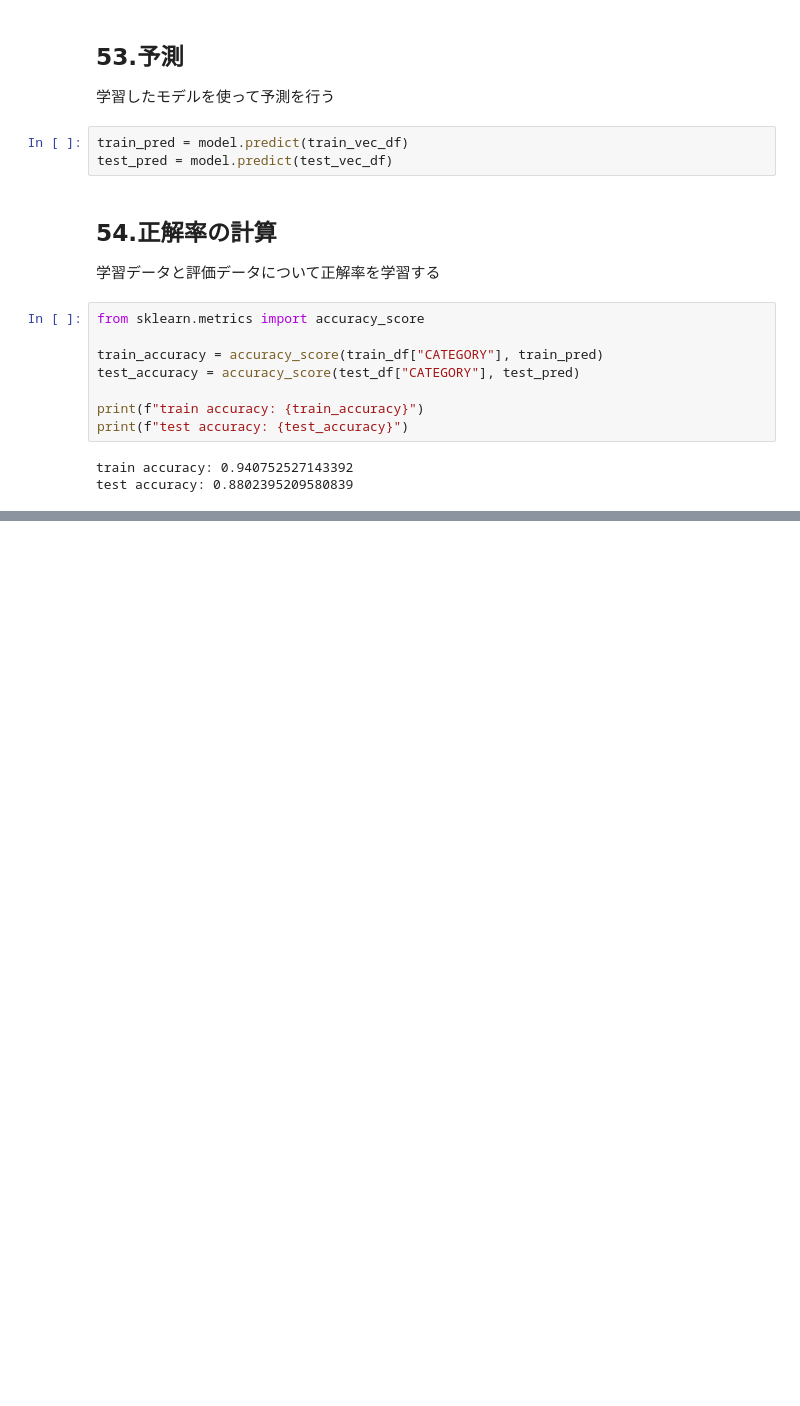
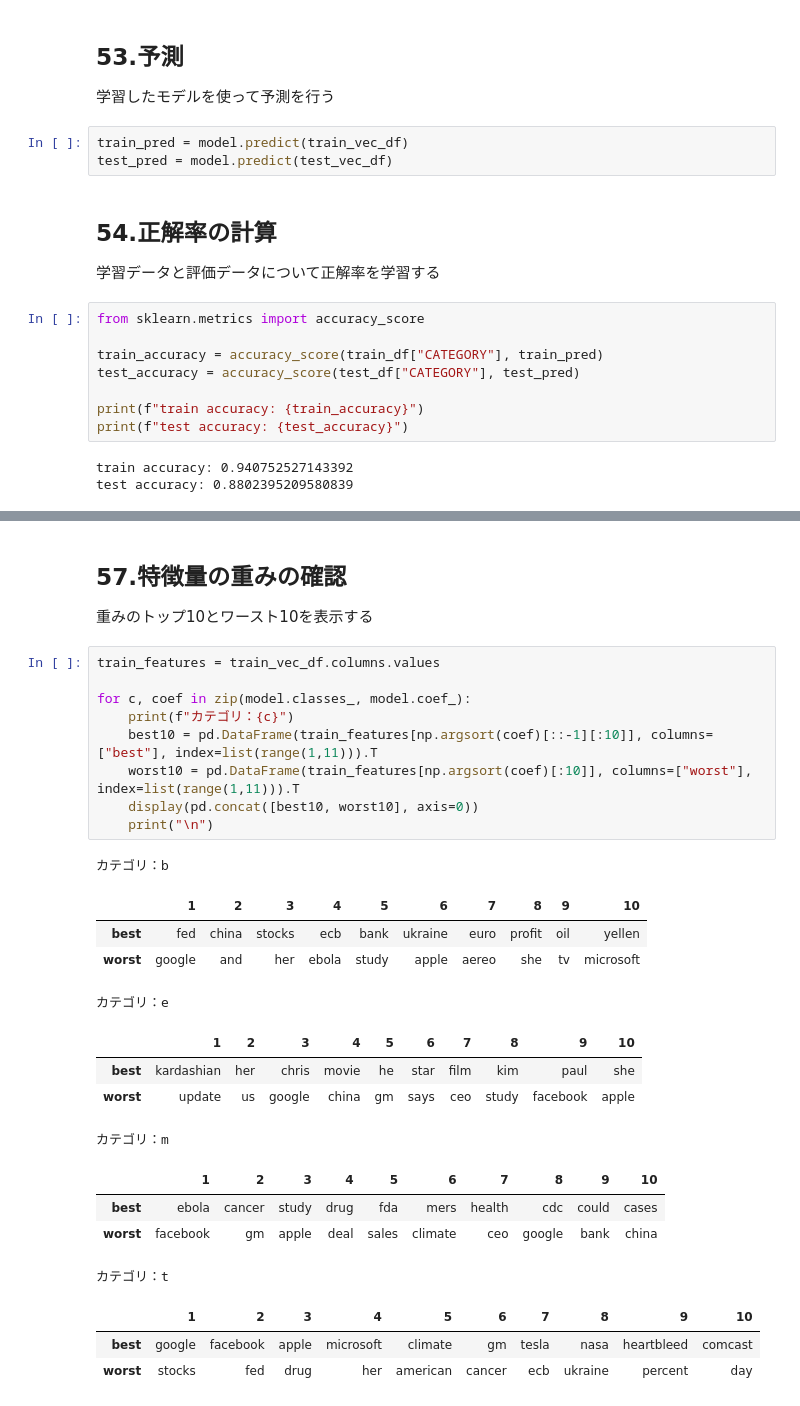
Before and after one commit to suzuhiki/NLP100knocks, a Jupyter notebook: 100knocks_06.ipynb, the cells around one changed output, grey strips where cells are left out. Cells and saved outputs as stored; diff of their text form; blank space fills up the shorter version.

```diff
--- a/100knocks_06.ipynb
+++ b/100knocks_06.ipynb
@@ -167,0 +224,29 @@ test accuracy: 0.8802395209580839
+# %% [markdown]
+## 57.特徴量の重みの確認
+重みのトップ10とワースト10を表示する
+# %%
+train_features = train_vec_df.columns.values
+
+for c, coef in zip(model.classes_, model.coef_):
+    print(f"カテゴリ：{c}")
+    best10 = pd.DataFrame(train_features[np.argsort(coef)[::-1][:10]], columns=["best"], index=list(range(1,11))).T
+    worst10 = pd.DataFrame(train_features[np.argsort(coef)[:10]], columns=["worst"], index=list(range(1,11))).T
+    display(pd.concat([best10, worst10], axis=0))
+    print("\n")
+# %% [output]
+カテゴリ：b
+|  | 1 | 2 | 3 | 4 | 5 | 6 | 7 | 8 | 9 | 10 |
+| best | fed | china | stocks | ecb | bank | ukraine | euro | profit | oil | yellen |
+| worst | google | and | her | ebola | study | apple | aereo | she | tv | microsoft |
+カテゴリ：e
+|  | 1 | 2 | 3 | 4 | 5 | 6 | 7 | 8 | 9 | 10 |
+| best | kardashian | her | chris | movie | he | star | film | kim | paul | she |
+| worst | update | us | google | china | gm | says | ceo | study | facebook | apple |
+カテゴリ：m
+|  | 1 | 2 | 3 | 4 | 5 | 6 | 7 | 8 | 9 | 10 |
+| best | ebola | cancer | study | drug | fda | mers | health | cdc | could | cases |
+| worst | facebook | gm | apple | deal | sales | climate | ceo | google | bank | china |
+カテゴリ：t
+|  | 1 | 2 | 3 | 4 | 5 | 6 | 7 | 8 | 9 | 10 |
+| best | google | facebook | apple | microsoft | climate | gm | tesla | nasa | heartbleed | comcast |
+| worst | stocks | fed | drug | her | american | cancer | ecb | ukraine | percent | day |
```
Also changed, not shown: parts of 5 cells of this notebook, 1 other file.
